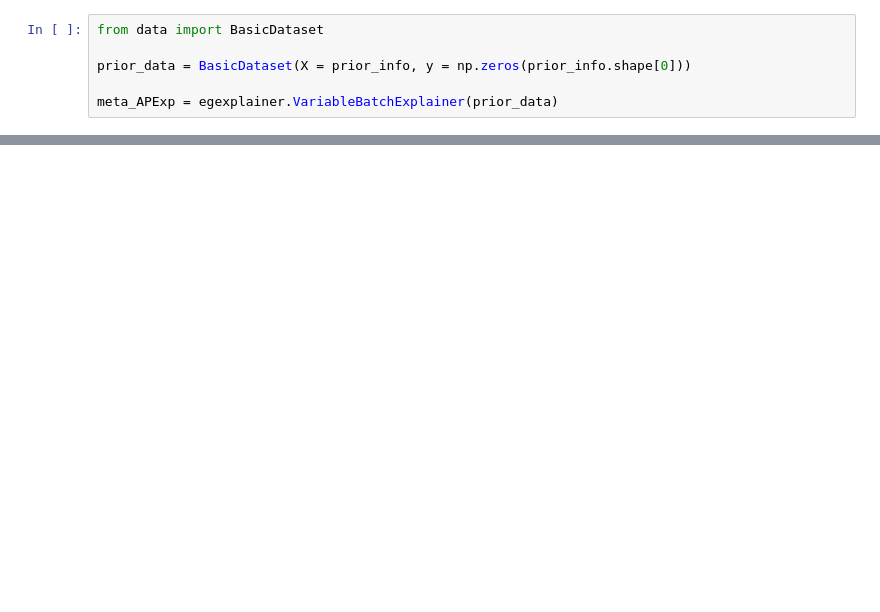
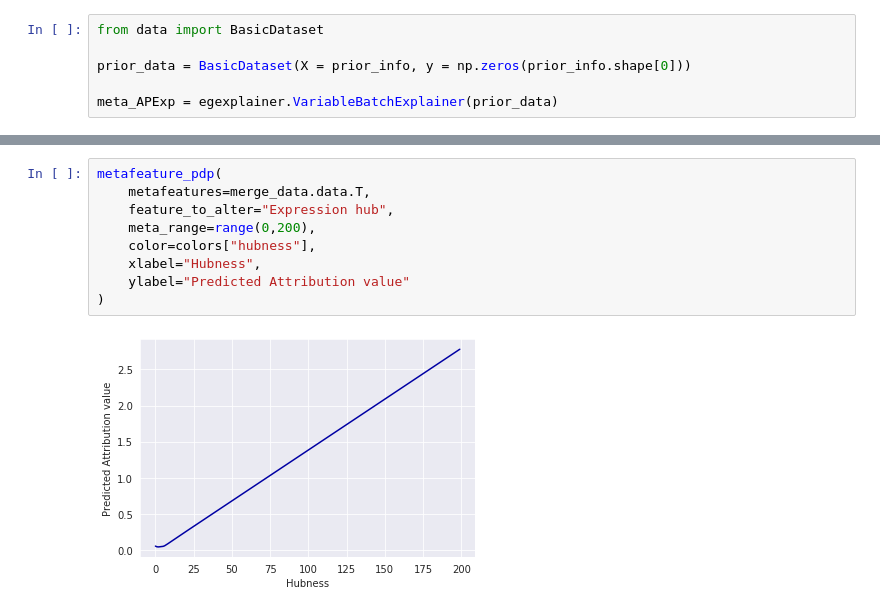
Before and after one commit to suinleelab/deep_attribution_priors, a Jupyter notebook: learned_drug_prior.ipynb, the cells around one changed output, grey strips where cells are left out. Saved outputs shown, nothing was run; the diff lists cells and outputs as text; blank space fills up the shorter version.

```diff
--- a/learned_drug_prior.ipynb
+++ b/learned_drug_prior.ipynb
@@ -648,0 +889,11 @@ print(test_errors_no_prior)
+# %%
+metafeature_pdp(
+    metafeatures=merge_data.data.T,
+    feature_to_alter="Expression hub",
+    meta_range=range(0,200),
+    color=colors["hubness"],
+    xlabel="Hubness",
+    ylabel="Predicted Attribution value"
+)
+# %% [output]
+[figure, added]
```
Also changed, not shown: parts of 31 cells of this notebook, 1 other file.
